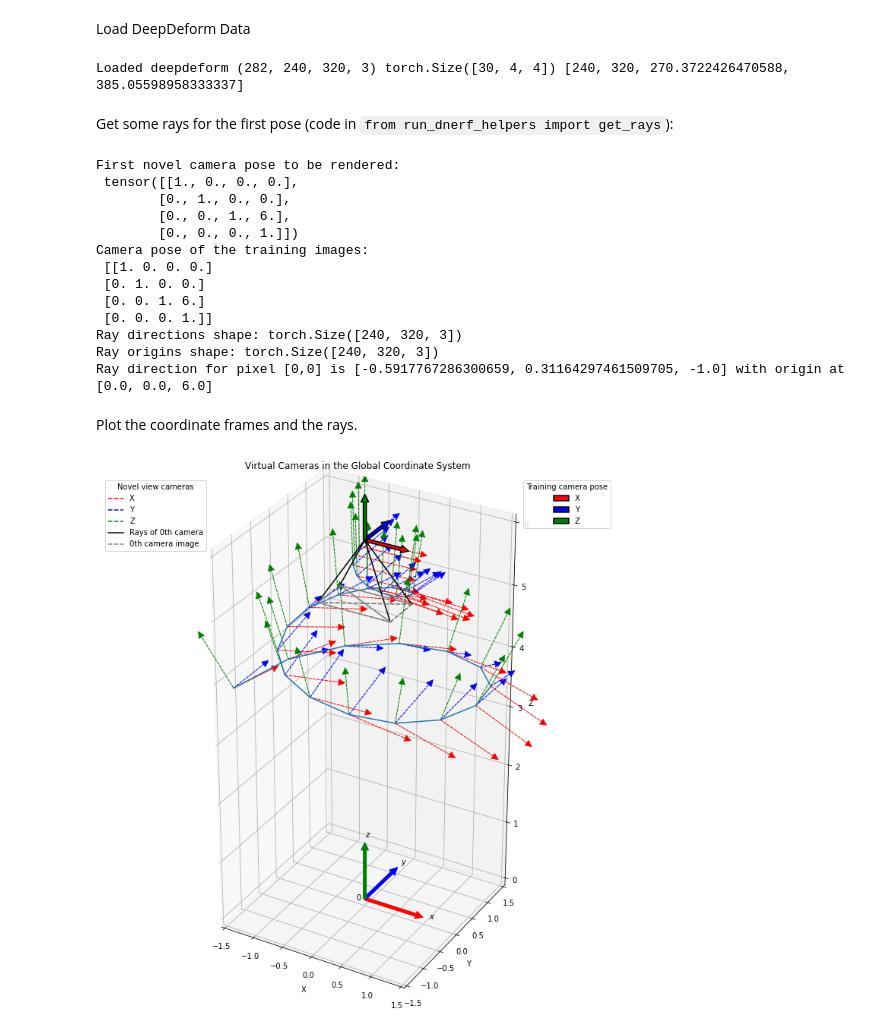
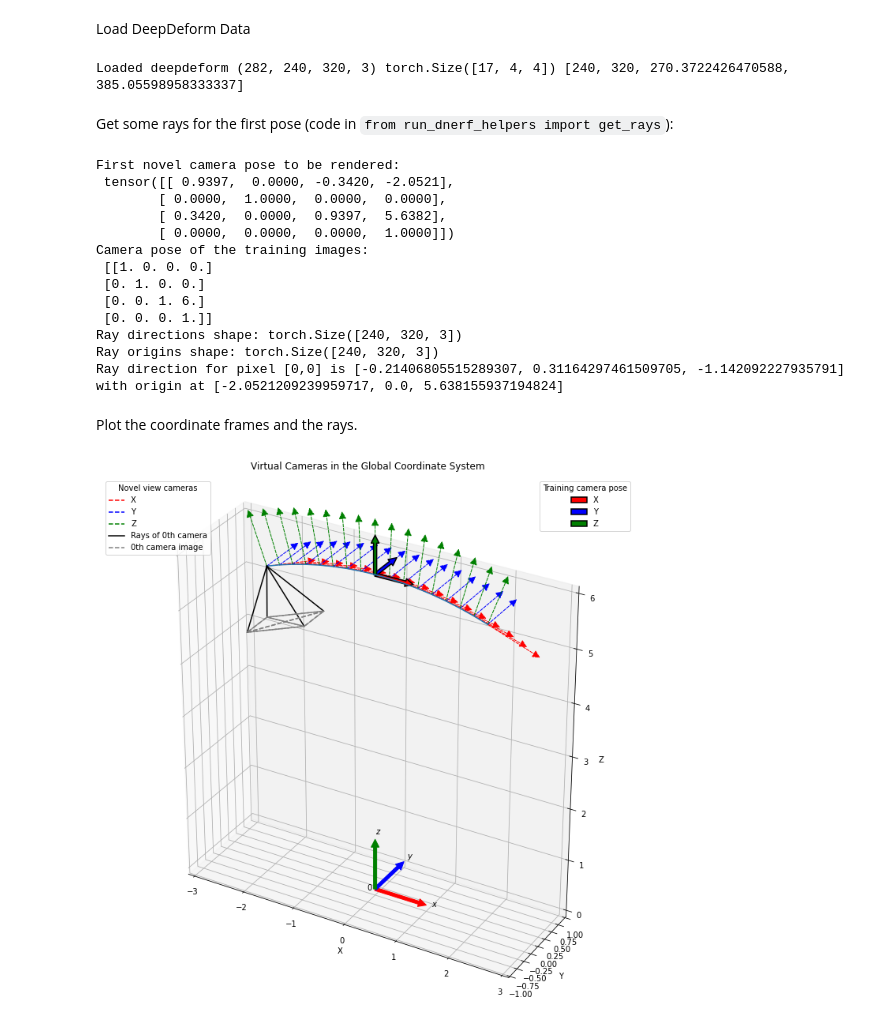
Before and after one commit to philippwulff/DGD-NeRF, a Jupyter notebook: eda_virtual_camera.ipynb, the cells around one changed output. Cells and saved outputs as stored; diff of their text form; code cells hidden in the pictures.

```diff
--- a/eda_virtual_camera.ipynb
+++ b/eda_virtual_camera.ipynb
@@ -37,12 +37,12 @@ class Arrow3D(FancyArrowPatch):
 Load DeepDeform Data
 # %%
 scene_name = "office"
-render_pose_type = "spiral"
+render_pose_type = "spherical"
 
 images, depth_maps, poses, times, render_poses, render_times, hwff, i_split = load_deepdeform_data(f"./data/{scene_name}", True, 1, render_pose_type=render_pose_type)
 print('Loaded deepdeform', images.shape, render_poses.shape, hwff)
 # %% [output]
-Loaded deepdeform (282, 240, 320, 3) torch.Size([30, 4, 4]) [240, 320, 270.3722426470588, 385.05598958333337]
+Loaded deepdeform (282, 240, 320, 3) torch.Size([17, 4, 4]) [240, 320, 270.3722426470588, 385.05598958333337]
 # %% [markdown]
 Get some rays for the first pose (code in `from run_dnerf_helpers import get_rays`):
 # %%
@@ -73,10 +73,10 @@ print("Ray origins shape:", rays_o.shape)
 print("Ray direction for pixel [0,0] is", rays_d[0,0].tolist(), "with origin at", rays_o[0,0].tolist())
 # %% [output]
 First novel camera pose to be rendered:
- tensor([[1., 0., 0., 0.],
-        [0., 1., 0., 0.],
-        [0., 0., 1., 6.],
-        [0., 0., 0., 1.]])
+ tensor([[ 0.9397,  0.0000, -0.3420, -2.0521],
+        [ 0.0000,  1.0000,  0.0000,  0.0000],
+        [ 0.3420,  0.0000,  0.9397,  5.6382],
+        [ 0.0000,  0.0000,  0.0000,  1.0000]])
 Camera pose of the training images:
  [[1. 0. 0. 0.]
  [0. 1. 0. 0.]
@@ -84,19 +84,19 @@ Camera pose of the training images:
  [0. 0. 0. 1.]]
 Ray directions shape: torch.Size([240, 320, 3])
 Ray origins shape: torch.Size([240, 320, 3])
-Ray direction for pixel [0,0] is [-0.5917767286300659, 0.31164297461509705, -1.0] with origin at [0.0, 0.0, 6.0]
+Ray direction for pixel [0,0] is [-0.21406805515289307, 0.31164297461509705, -1.142092227935791] with origin at [-2.0521209239959717, 0.0, 5.638155937194824]
 # %% [markdown]
 Plot the coordinate frames and the rays.
 # %%
 fig = plt.figure(figsize=(10, 10))
 ax1 = fig.add_subplot(111, projection='3d')
 
-# xlim = [-3, 3]
-# ylim = [-1, 1]
-# zlim = [0, 6]
-xlim = [-1.5, 1.5]
-ylim = [-1.5, 1.5]
+xlim = [-3, 3]
+ylim = [-1, 1]
 zlim = [0, 6]
+#xlim = [-1.5, 1.5]
+#ylim = [-1.5, 1.5]
+#zlim = [0, 6]
 ax1.set_xlabel('X')
 ax1.set_xlim(*xlim)
 ax1.set_ylabel('Y')
@@ -150,31 +150,31 @@ def draw_cam(rays_o, rays_d, ax):
 # Draw novel camera coordinate frames
 new_os = []
 for pose in render_poses[::]:
     rcx, rcy, rcz, new_o = draw_transformed(pose, ax1, linestyle="--")
     new_os.append(new_o)
 ax1.plot([n[0] for n in new_os], [n[1] for n in new_os], [n[2] for n in new_os])
 
 # Draw the training camera coordinate frame
 tcx, tcy, tcz, _ = draw_transformed(poses[0], ax1, arrowstyle='simple', axes_len=0.7, linewidth=1.5, mutation_scale=20, edgecolor="black")
 
 lgnd1 = plt.legend(handles=[tcx, tcy, tcz],
            labels=["X", "Y", "Z"],
            title="Training camera pose", loc=1)
 plt.legend(handles=[Line2D([0], [0], color='r', ls="--"),
                     Line2D([0], [0], color='b', ls="--"),
                     Line2D([0], [0], color='g', ls="--"),
                     Line2D([0], [0], color='black', ls="-"),
                     Line2D([0], [0], color='grey', ls="--")],
            labels=["X", "Y", "Z", "Rays of 0th camera", "0th camera image"],
            title="Novel view cameras", loc=2)
 plt.gca().add_artist(lgnd1)
 
 
 draw_cam(rays_o, rays_d, ax1)       # rays_o and rays_d are already in world-coordinates
 
 fig.suptitle("Virtual Cameras in the Global Coordinate System", )
 fig.tight_layout()
 
 plt.show()
 # %% [output]
-[figure, old version]
+[figure, new version]
```
Also changed, not shown: parts of 1 cell of this notebook, 4 other files.
